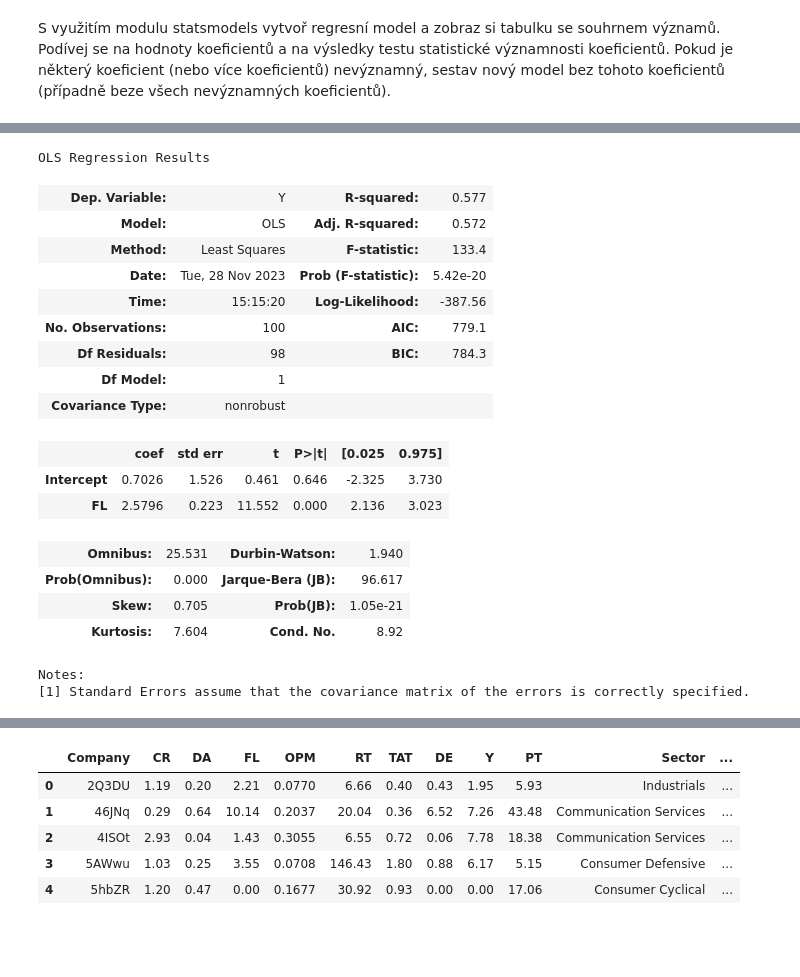
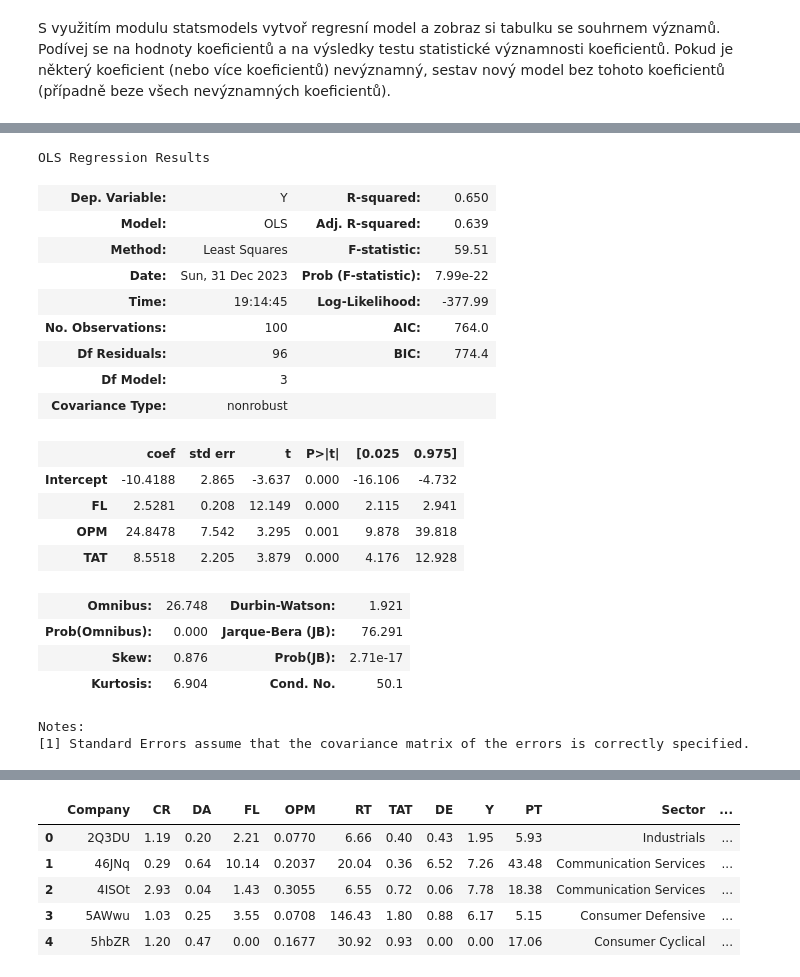
Before and after one commit to noctuaathene/python-042023, a Jupyter notebook: 1.ukol.ipynb, the cells around one changed output, grey strips where cells are left out. Cells and saved outputs as stored; diff of their text form; code cells hidden in the pictures; blank space fills up the shorter version.

Commit message:
one model

```diff
--- a/1.ukol.ipynb
+++ b/1.ukol.ipynb
@@ -39,25 +74,27 @@ g = sns.regplot(data_corr, x="DE", y="Y")
 # %%
-formula = "Y ~ FL"
+formula = "Y ~ FL + OPM + TAT"
 mod = smf.ols(formula=formula, data=data_corr)
 res = mod.fit()
 res.summary()
 # %% [output]
 OLS Regression Results
-| Dep. Variable: | Y | R-squared: | 0.577 |
-| Model: | OLS | Adj. R-squared: | 0.572 |
-| Method: | Least Squares | F-statistic: | 133.4 |
-| Date: | Tue, 28 Nov 2023 | Prob (F-statistic): | 5.42e-20 |
-| Time: | 15:15:20 | Log-Likelihood: | -387.56 |
-| No. Observations: | 100 | AIC: | 779.1 |
-| Df Residuals: | 98 | BIC: | 784.3 |
-| Df Model: | 1 |  |  |
+| Dep. Variable: | Y | R-squared: | 0.650 |
+| Model: | OLS | Adj. R-squared: | 0.639 |
+| Method: | Least Squares | F-statistic: | 59.51 |
+| Date: | Sun, 31 Dec 2023 | Prob (F-statistic): | 7.99e-22 |
+| Time: | 19:14:45 | Log-Likelihood: | -377.99 |
+| No. Observations: | 100 | AIC: | 764.0 |
+| Df Residuals: | 96 | BIC: | 774.4 |
+| Df Model: | 3 |  |  |
 | Covariance Type: | nonrobust |  |  |
 |  | coef | std err | t | P>|t| | [0.025 | 0.975] |
-| Intercept | 0.7026 | 1.526 | 0.461 | 0.646 | -2.325 | 3.730 |
-| FL | 2.5796 | 0.223 | 11.552 | 0.000 | 2.136 | 3.023 |
+| Intercept | -10.4188 | 2.865 | -3.637 | 0.000 | -16.106 | -4.732 |
+| FL | 2.5281 | 0.208 | 12.149 | 0.000 | 2.115 | 2.941 |
+| OPM | 24.8478 | 7.542 | 3.295 | 0.001 | 9.878 | 39.818 |
+| TAT | 8.5518 | 2.205 | 3.879 | 0.000 | 4.176 | 12.928 |
-| Omnibus: | 25.531 | Durbin-Watson: | 1.940 |
-| Prob(Omnibus): | 0.000 | Jarque-Bera (JB): | 96.617 |
-| Skew: | 0.705 | Prob(JB): | 1.05e-21 |
-| Kurtosis: | 7.604 | Cond. No. | 8.92 |
+| Omnibus: | 26.748 | Durbin-Watson: | 1.921 |
+| Prob(Omnibus): | 0.000 | Jarque-Bera (JB): | 76.291 |
+| Skew: | 0.876 | Prob(JB): | 2.71e-17 |
+| Kurtosis: | 6.904 | Cond. No. | 50.1 |
 Notes:
 [1] Standard Errors assume that the covariance matrix of the errors is correctly specified.
```
Also changed, not shown: parts of 20 cells of this notebook, 1 other file.
